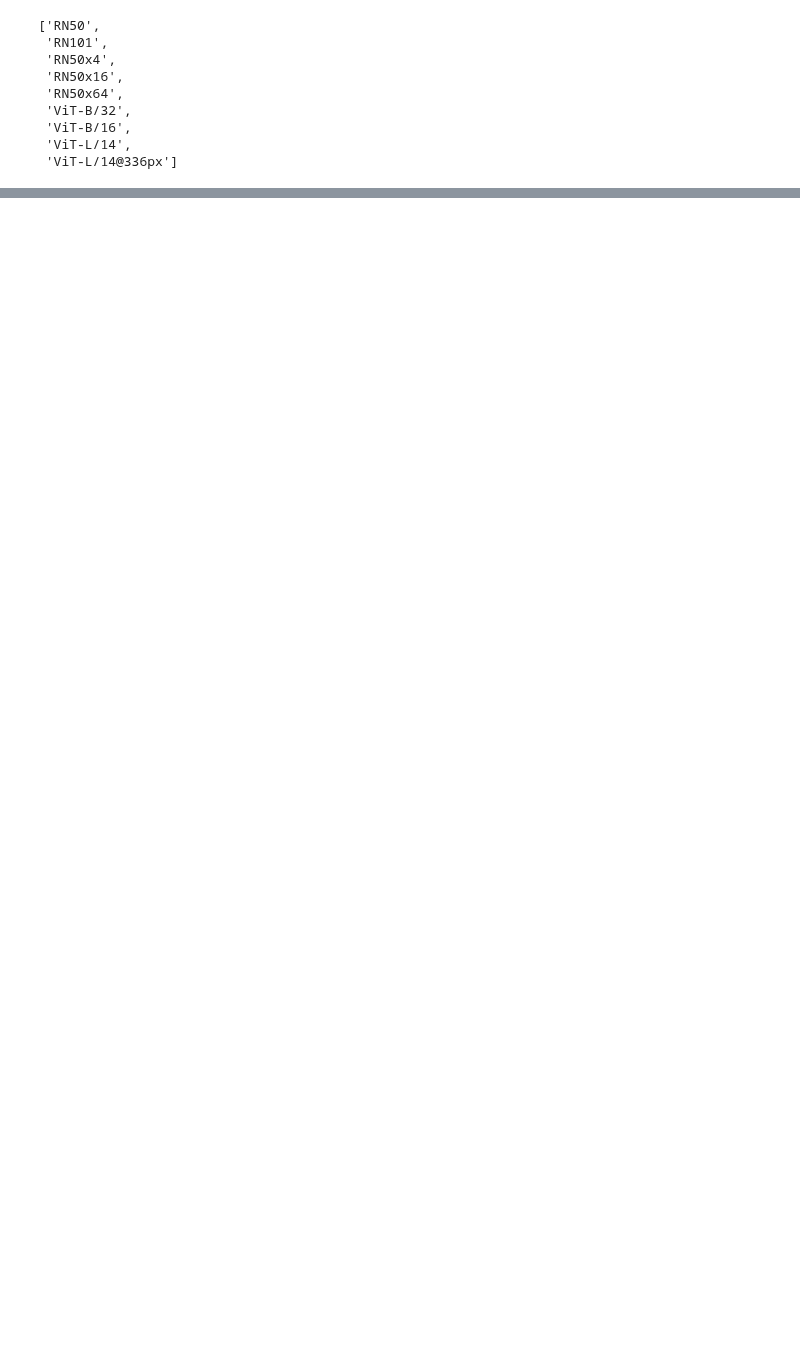
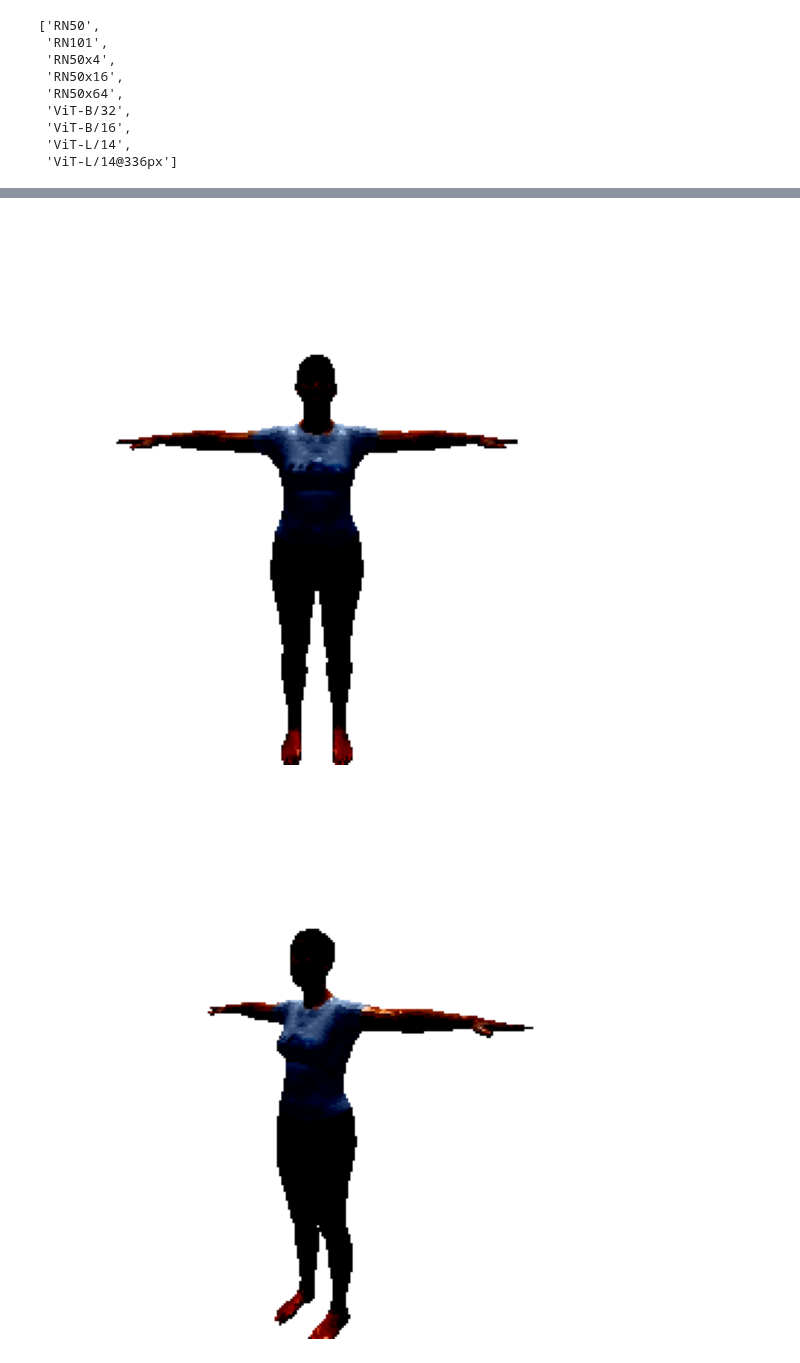
Before and after one commit to B4Farouk/smpl-dr-clip, a Jupyter notebook: simpledCLIP3.ipynb, the cells around one changed output, grey strips where cells are left out. Saved outputs shown, nothing was run; the diff lists cells and outputs as text; code cells hidden in the pictures; blank space fills up the shorter version.

```diff
--- a/simpledCLIP3.ipynb
+++ b/simpledCLIP3.ipynb
@@ -195,0 +234,6 @@ clip_model = CLIPwrapper(model_name="ViT-B/32", device=dev)
+# %%
+proc_test_imgs_t = torch.permute(clip_model.proc_imgs(test_imgs_t), (0, 2, 3, 1)) # N 3 W H => N W H 3 so 0 1 2 3 => 0 2 3 1
+# a quick visualization of the processed images (matplotlib automatically clamps the pixels)
+for proc_test_img_t in proc_test_imgs_t:
+  plot_image_t(proc_test_img_t)
+# %% [output]
@@ -195,0 +245,2 @@ clip_model = CLIPwrapper(model_name="ViT-B/32", device=dev)
+[figure, added]
+[figure, added]
```
Also changed, not shown: parts of 25 cells of this notebook.
